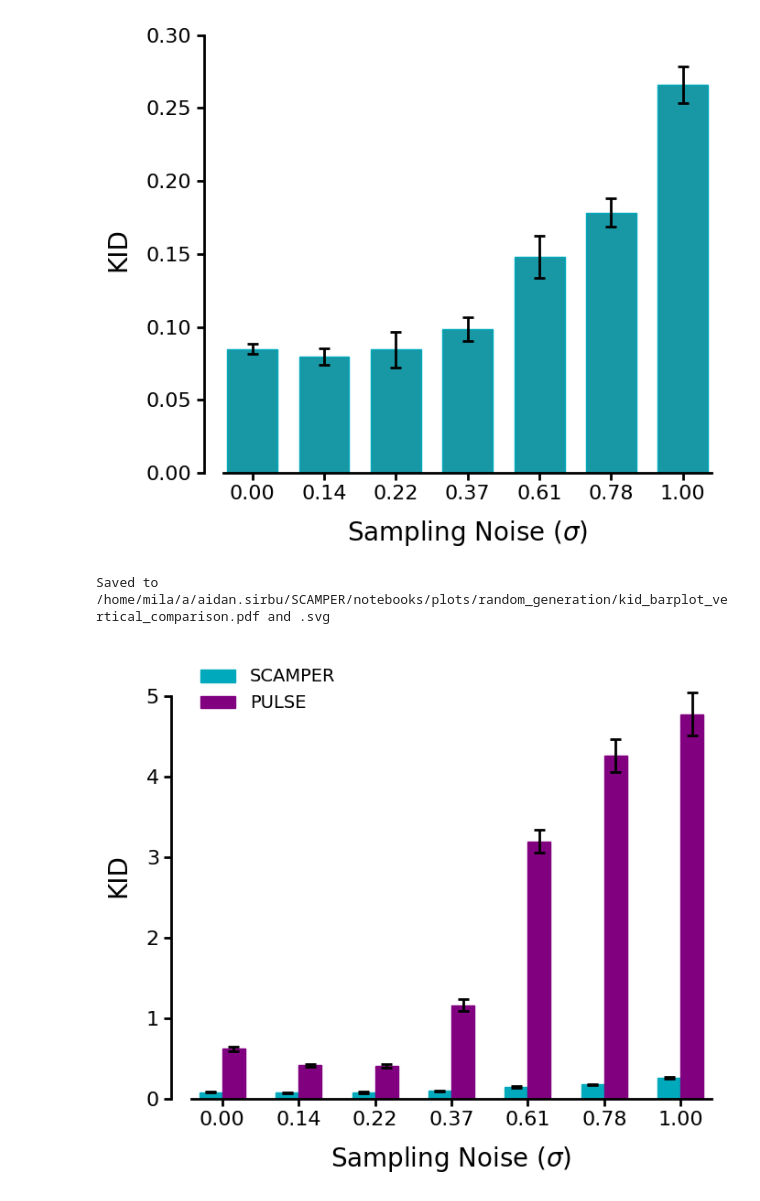
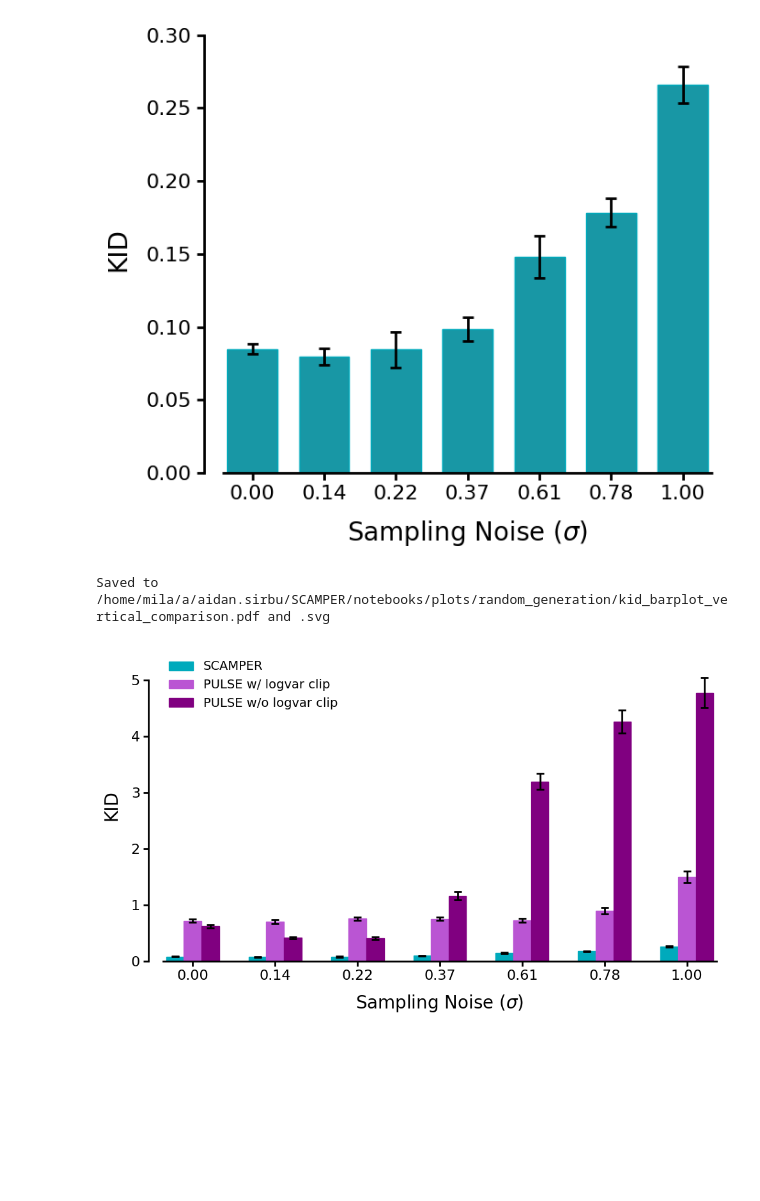
Before and after one commit to asirbu77/SCAMPER, a Jupyter notebook: notebooks/analysis/random_generation/plot_kid_results.ipynb, the cells around one changed output. Saved outputs shown, nothing was run; the diff lists cells and outputs as text; code cells hidden in the pictures; blank space fills up the shorter version.

```diff
--- a/notebooks/analysis/random_generation/plot_kid_results.ipynb
+++ b/notebooks/analysis/random_generation/plot_kid_results.ipynb
@@ -203,7 +203,8 @@ plt.show()
 Saved to /home/mila/a/aidan.sirbu/SCAMPER/notebooks/plots/random_generation/kid_barplot_vertical.pdf and .svg
 [figure]
 # %%
-# Grouped vertical bar chart: two result sets side by side
+# Grouped vertical bar chart: three result sets side by side
+# PULSE w/o logvar clip
 results_path_2 = Path(
     "/home/mila/a/aidan.sirbu/SCAMPER/data/inception_distance_results/PULSE_49/results.csv"
 )
@@ -224,20 +225,43 @@ df2["label"] = df2["dataset"].map(label_map)
 df2["label"] = pd.Categorical(df2["label"], categories=order, ordered=True)
 df2 = df2.sort_values("label")
 
+# PULSE w/ logvar clip
+results_path_3 = Path(
+    "/home/mila/a/aidan.sirbu/SCAMPER/data/inception_distance_results/PULSE_clamp_36/results.csv"
+)
+df3 = pd.read_csv(results_path_3)
+
+df3 = df3[
+    ~df3["dataset"].isin(
+        [
+            "self_comparison",
+            "split_baseline",
+            "original_qpos",
+            "prior_predicted_logvar_qpos",
+            "teacher_qpos",
+        ]
+    )
+].copy()
+df3["label"] = df3["dataset"].map(label_map)
+df3["label"] = pd.Categorical(df3["label"], categories=order, ordered=True)
+df3 = df3.sort_values("label")
+
 purple_rgb = (128, 0, 128)
 purple_color = tuple(c / 255 for c in purple_rgb)
+light_purple_rgb = (186, 85, 211)
+light_purple_color = tuple(c / 255 for c in light_purple_rgb)
 
 save_name_cmp = "kid_barplot_vertical_comparison"
 
-fig, ax = plt.subplots(figsize=(7, 6))
+fig, ax = plt.subplots(figsize=(10, 6))
 
 n = len(order)
-x = np.arange(n)
+x = np.arange(n) * 1.4
 bar_width = 0.3
 
-# SCAMPER bars
+# SCAMPER bars (left)
 ax.bar(
-    x - bar_width / 2,
+    x - bar_width,
     df["kid_mean"].values,
     bar_width,
     color=bar_color,
@@ -245,7 +269,7 @@ ax.bar(
     label="SCAMPER",
 )
 ax.errorbar(
-    x - bar_width / 2,
+    x - bar_width,
     df["kid_mean"].values,
     yerr=df["kid_std"].values,
     fmt="none",
@@ -255,17 +279,37 @@ ax.errorbar(
     linewidth=2,
 )
 
-# PULSE bars
+# PULSE w/ logvar clip bars (center)
 ax.bar(
-    x + bar_width / 2,
+    x,
+    df3["kid_mean"].values,
+    bar_width,
+    color=light_purple_color,
+    edgecolor=light_purple_color,
+    label="PULSE w/ logvar clip",
+)
+ax.errorbar(
+    x,
+    df3["kid_mean"].values,
+    yerr=df3["kid_std"].values,
+    fmt="none",
+    ecolor="black",
+    capsize=4,
+    capthick=2,
+    linewidth=2,
+)
+
+# PULSE w/o logvar clip bars (right)
+ax.bar(
+    x + bar_width,
     df2["kid_mean"].values,
     bar_width,
     color=purple_color,
     edgecolor=purple_color,
-    label="PULSE",
+    label="PULSE w/o logvar clip",
 )
 ax.errorbar(
-    x + bar_width / 2,
+    x + bar_width,
     df2["kid_mean"].values,
     yerr=df2["kid_std"].values,
     fmt="none",
@@ -277,12 +321,13 @@ ax.errorbar(
 
 ax.set_xticks(x)
 ax.set_xticklabels(order)
-ax.set_xlim(-0.5, n - 0.5)
+ax.set_xlim(x[0] - 0.6, x[-1] + 0.6)
 
 # Ensure y-axis covers data + error bars with some padding
 y_max = max(
     (df["kid_mean"] + df["kid_std"]).max(),
     (df2["kid_mean"] + df2["kid_std"]).max(),
+    (df3["kid_mean"] + df3["kid_std"]).max(),
 )
 ax.set_ylim(0, y_max * 1.1)
 
@@ -294,32 +339,32 @@ ax.legend(fontsize=14, frameon=False, loc="upper left")
 # Remove top and right spines
 sns.despine(ax=ax)
 
 # Shift the left spine to the left to create a gap between spines
 ax.spines["left"].set_position(("outward", 10))
 
 # Trim left spine to tick range (after ylim is set)
 yticks = ax.get_yticks()
 ylim = ax.get_ylim()
 yticks = [t for t in yticks if ylim[0] <= t <= ylim[1]]
 ax.spines["left"].set_bounds(yticks[0], yticks[-1])
 
 # Trim bottom spine to bar range
-ax.spines["bottom"].set_bounds(x[0] - 0.4, x[-1] + 0.4)
+ax.spines["bottom"].set_bounds(x[0] - 0.5, x[-1] + 0.5)
 
 # Thicken the remaining spines
 for spine in ["left", "bottom"]:
     ax.spines[spine].set_linewidth(2)
 
 plt.tight_layout()
 
 # Save as PDF, SVG, and PNG
 save_dir.mkdir(parents=True, exist_ok=True)
 fig.savefig(save_dir / f"{save_name_cmp}.pdf", bbox_inches="tight")
 fig.savefig(save_dir / f"{save_name_cmp}.svg", bbox_inches="tight")
 fig.savefig(save_dir / f"{save_name_cmp}.png", bbox_inches="tight")
 print(f"Saved to {save_dir / save_name_cmp}.pdf and .svg")
 
 plt.show()
 # %% [output]
 Saved to /home/mila/a/aidan.sirbu/SCAMPER/notebooks/plots/random_generation/kid_barplot_vertical_comparison.pdf and .svg
-[figure, old version]
+[figure, new version]
```
Also changed, not shown: 1 other file.
